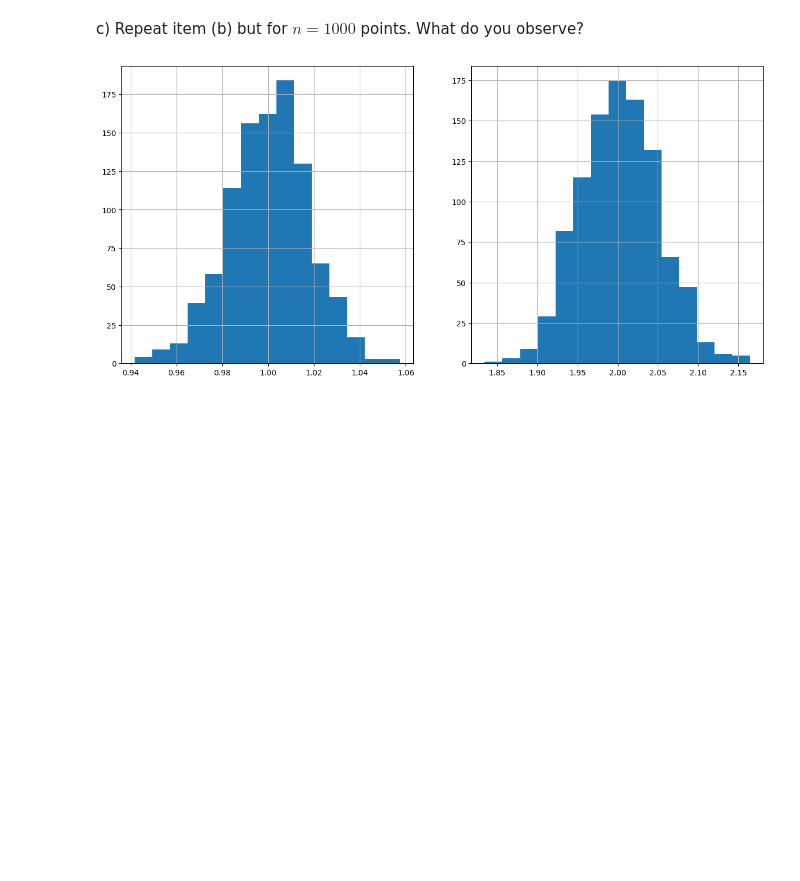
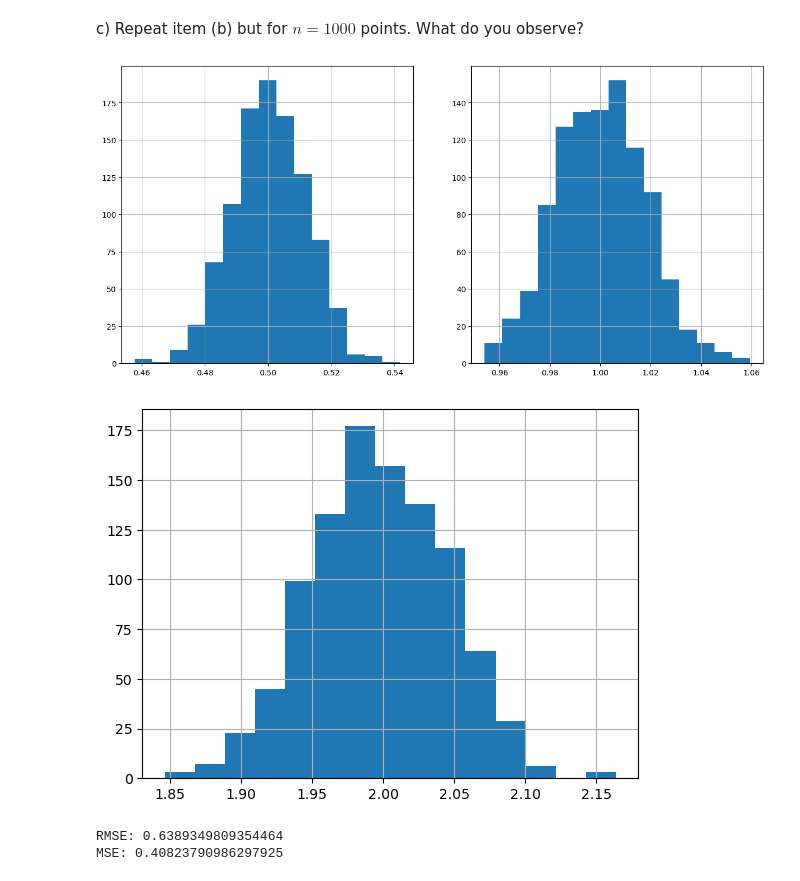
Before and after one commit to LuccaClaro/machine_learning, a Jupyter notebook: labs/04_regression/lab_04_linear_regression.ipynb, the cells around one changed output. Drawn from its saved outputs; the diff is of its cells as text; code cells hidden in the pictures; blank space fills up the shorter version.

```diff
--- a/labs/04_regression/lab_04_linear_regression.ipynb
+++ b/labs/04_regression/lab_04_linear_regression.ipynb
@@ -127,13 +127,15 @@ plt.show()
 # %%
 coef_a = []
 coef_b = []
+coef_a1 = []
 for i in range(1000):
   f2 = a1(10)
   poly = PolynomialFeatures(degree=2, include_bias=False)
   poly_features = poly.fit_transform(f2[0].reshape(-1,1))
   model = LinearRegression().fit(poly_features, f2[1])
   y_pred = model.predict(poly_features)
-  coef_a.append(model.coef_[0])
+  coef_a.append(model.coef_[1])
+  coef_a1.append(model.coef_[0])
   coef_b.append(model.intercept_)
 
 plt.figure(figsize=(15,7))
@@ -142,6 +144,11 @@ plt.hist(coef_a, bins = 15)
 plt.grid()
 
 plt.subplot(1,2,2)
+plt.hist(coef_a1, bins = 15)
+plt.grid()
+plt.show()
+
+
 plt.hist(coef_b, bins = 15)
 plt.grid()
 plt.show()
@@ -152,23 +160,43 @@ c) Repeat item (b) but for $n=1000$ points. What do you observe?
 # %%
 coef_a = []
 coef_b = []
+coef_a1 = []
 for i in range(1000):
   f2 = a1(1000)
   poly = PolynomialFeatures(degree=2, include_bias=False)
   poly_features = poly.fit_transform(f2[0].reshape(-1,1))
   model = LinearRegression().fit(poly_features, f2[1])
   y_pred = model.predict(poly_features)
-  coef_a.append(model.coef_[0])
+  coef_a.append(model.coef_[1])
+  coef_a1.append(model.coef_[0])
   coef_b.append(model.intercept_)
 
 plt.figure(figsize=(15,7))
 plt.subplot(1,2,1)
 plt.hist(coef_a, bins = 15)
 plt.grid()
 
 plt.subplot(1,2,2)
+plt.hist(coef_a1, bins = 15)
+plt.grid()
+plt.show()
+
+
 plt.hist(coef_b, bins = 15)
 plt.grid()
 plt.show()
 # %% [output]
-[figure, old version]
+[figure, new version]
+[figure, added]
+# %%
+from sklearn.metrics import mean_squared_error
+
+# Calculate MSE
+mse = mean_squared_error(f2[1], y_pred)
+rmse = np.sqrt(mse)
+
+print("RMSE:", rmse)
+print("MSE:", mse)
+# %% [output]
+RMSE: 0.6389349809354464
+MSE: 0.40823790986297925
```
Also changed, not shown: parts of 2 cells of this notebook.
